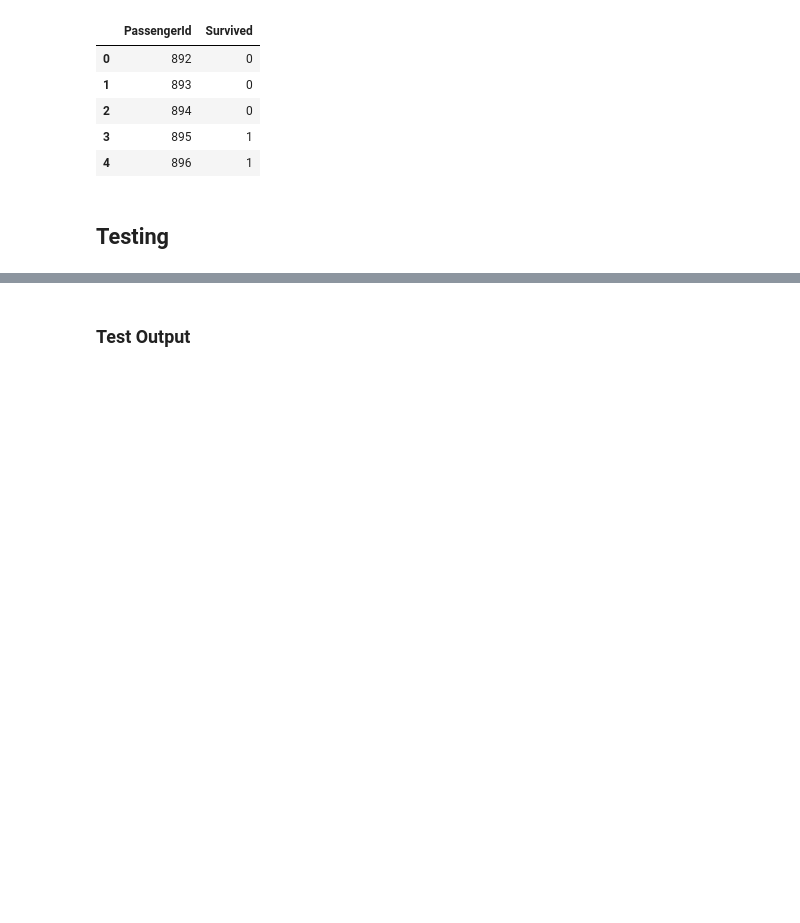
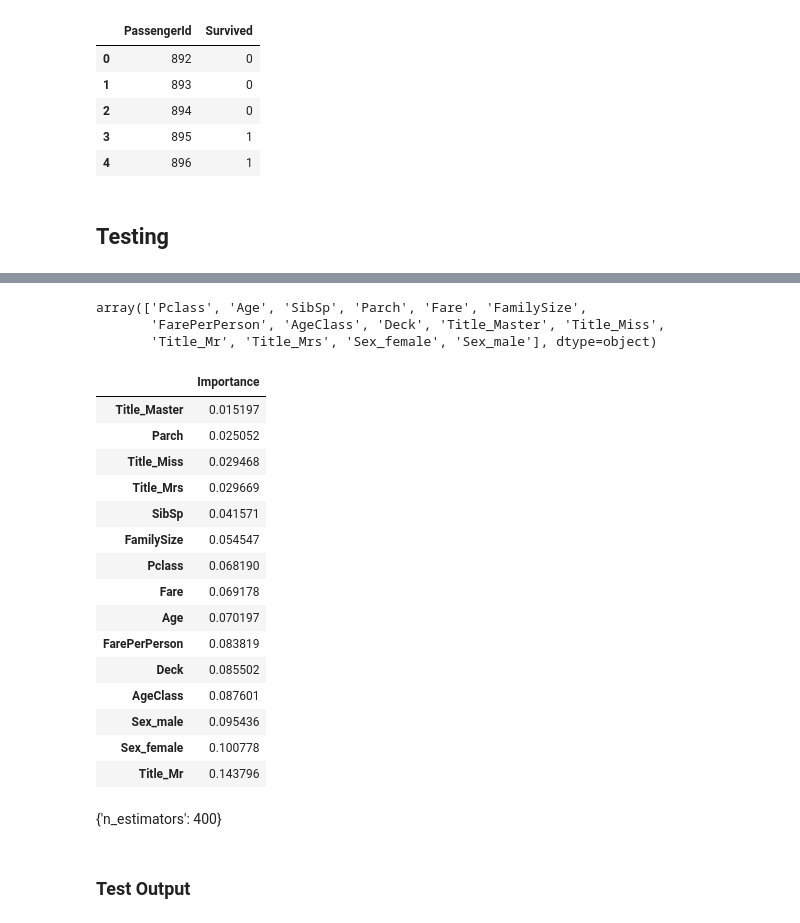
Before and after one commit to amypeniston/data-science-toolbox, a Jupyter notebook: kaggle_competitions/titanic/4_RF_Dev.ipynb, the cells around one changed output, grey strips where cells are left out. Saved outputs shown, nothing was run; the diff lists cells and outputs as text; code cells hidden in the pictures; blank space fills up the shorter version.

```diff
--- a/kaggle_competitions/titanic/4_RF_Dev.ipynb
+++ b/kaggle_competitions/titanic/4_RF_Dev.ipynb
@@ -523,6 +537,7 @@ def engineer_categorical_features(df):
 
     titles = temp["Name"].str.split(', ', expand=True)[1].str.split(". ", expand=True)[0]
     temp["Title"] = titles
+    temp["Title"] = temp.apply(replace_rare_titles, axis=1)
 
     #deck = temp["Cabin"].map(lambda x: substrings_in_string(x, cabin_list))
     temp["Cabin"] = temp["Cabin"].fillna("U0")
@@ -532,18 +547,19 @@ def engineer_categorical_features(df):
     temp["Deck"] = temp["Deck"].map(decks)
     temp["Deck"] = temp["Deck"].astype(int)
 
-    temp["Title"] = temp.apply(replace_rare_titles, axis=1)
+#     genders = {"male": 0, "female": 1}
+#     temp["Sex"] = temp["Sex"].map(genders)
 
     ports = {"S": 0, "C": 1, "Q": 2}
     temp["Embarked"] = temp["Embarked"].map(ports)
 
-    one_hot_cols = ["Title"]
+    one_hot_cols = ["Title", "Sex"]
 
     for o in one_hot_cols:
         dummies = pd.get_dummies(temp[o], prefix=o)
         temp = pd.concat([temp, dummies], axis=1)
 
-    temp.drop(columns=list(cat_features) + ["Title", "PassengerId"], inplace=True)
+    temp.drop(columns=list(cat_features) + ["Title", "Sex", "PassengerId"], inplace=True)
 
     return temp
 # %%
@@ -624,0 +645,26 @@ yhat[0:5]
+# %%
+X.columns.values
+# %% [output]
+array(['Pclass', 'Age', 'SibSp', 'Parch', 'Fare', 'FamilySize',
+       'FarePerPerson', 'AgeClass', 'Deck', 'Title_Master', 'Title_Miss',
+       'Title_Mr', 'Title_Mrs', 'Sex_female', 'Sex_male'], dtype=object)
+# %%
+i = pd.DataFrame(rf.feature_importances_, index=X.columns.values, columns=["Importance"]).sort_values(by="Importance")
+i
+# %% [output]
+|  | Importance |
+| Title_Master | 0.015197 |
+| Parch | 0.025052 |
+| Title_Miss | 0.029468 |
+| Title_Mrs | 0.029669 |
+| SibSp | 0.041571 |
+| FamilySize | 0.054547 |
+| Pclass | 0.068190 |
+| Fare | 0.069178 |
+| Age | 0.070197 |
+| FarePerPerson | 0.083819 |
+| Deck | 0.085502 |
+| AgeClass | 0.087601 |
+| Sex_male | 0.095436 |
+| Sex_female | 0.100778 |
+| Title_Mr | 0.143796 |
@@ -625,3 +681,5 @@ yhat[0:5]
+# %% [markdown]
+{'n_estimators': 400}
 # %% [markdown]
 ### Test Output
 # %%
```
Also changed, not shown: parts of 25 cells of this notebook, 3 other files.
